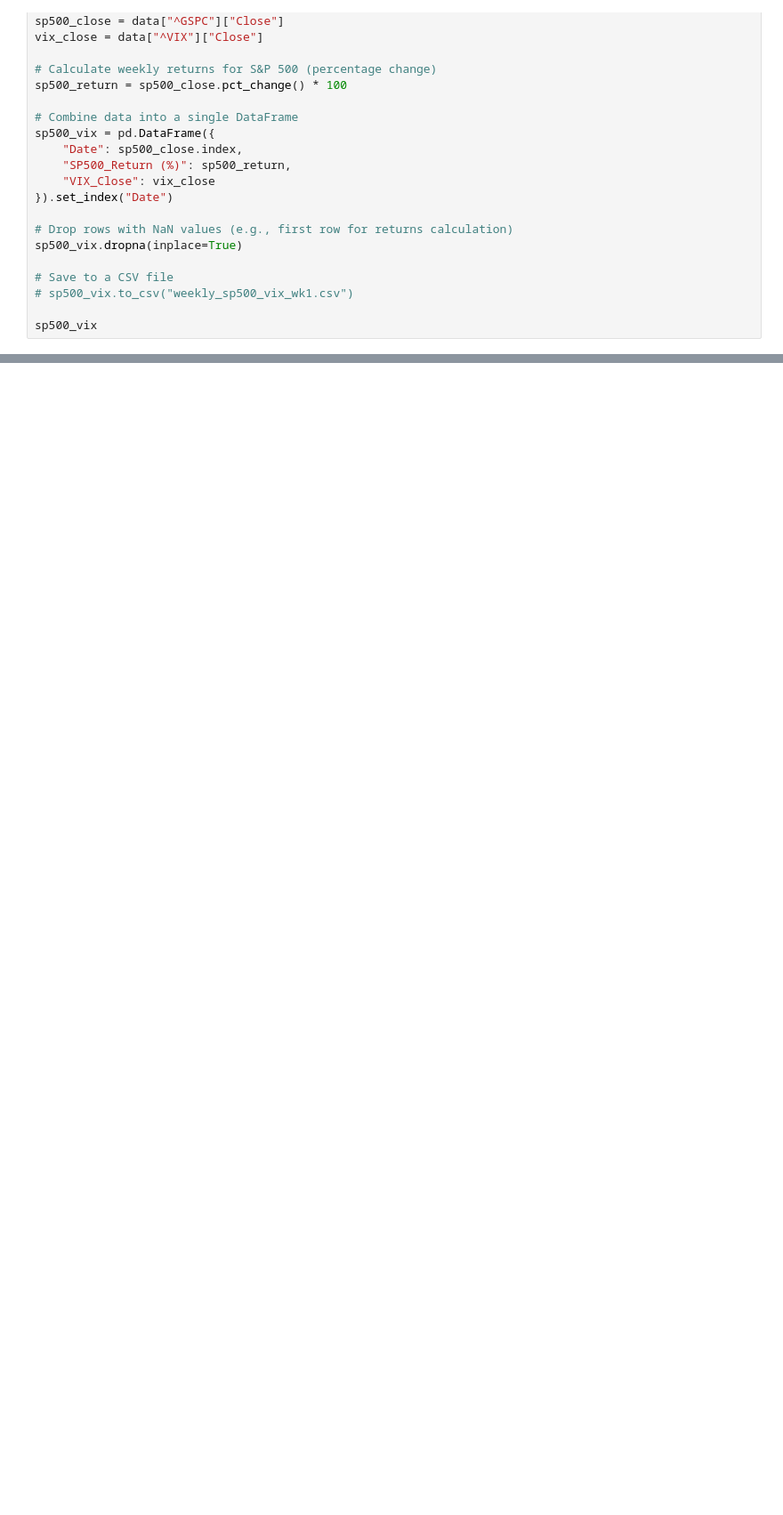
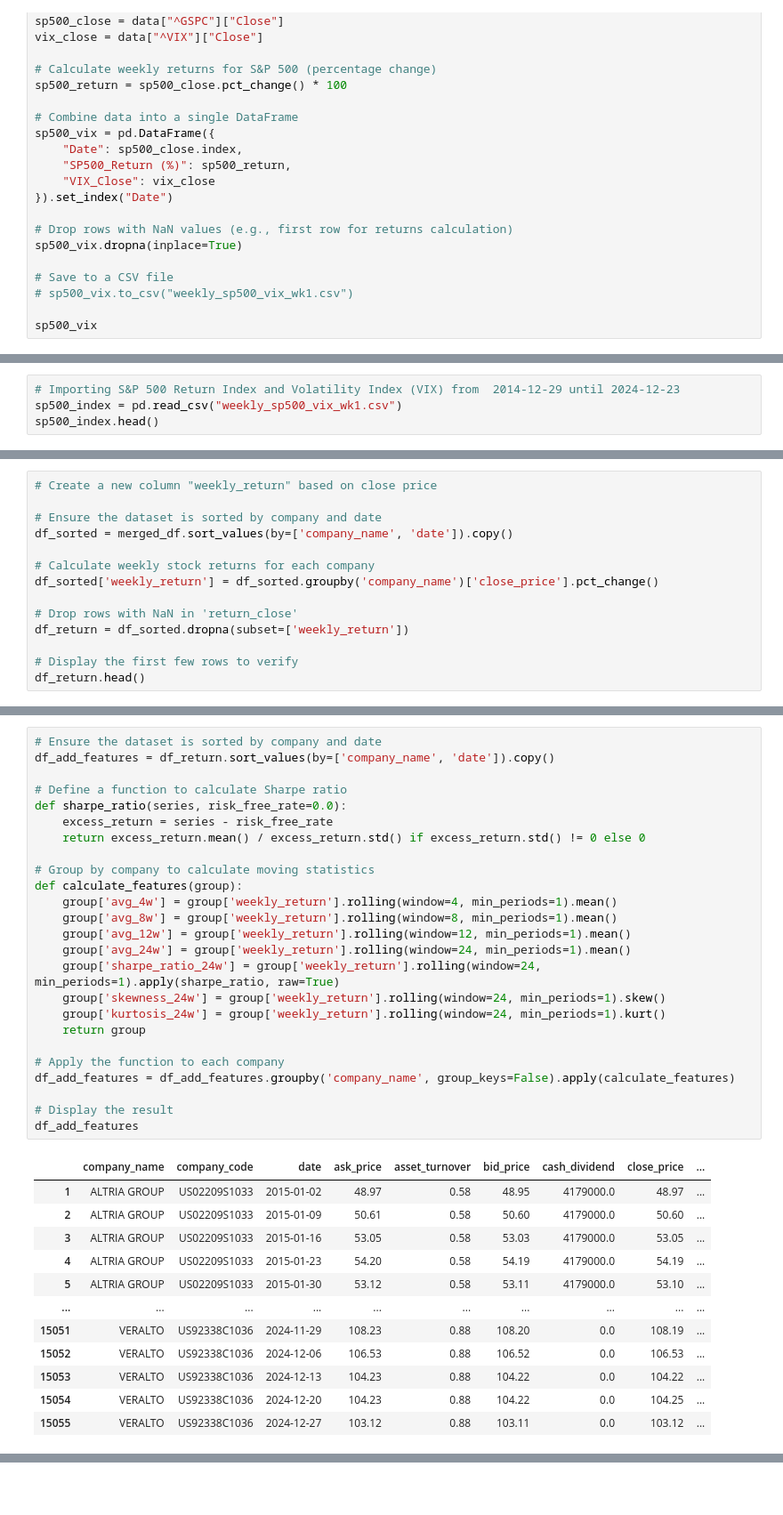
Before and after one commit to kaki1995/Project_Applying-AI-and-Large-Language-Models-in-Stock-Investment, a Jupyter notebook: Code_part 2.ipynb, the cells around one changed output, grey strips where cells are left out. Shown: that part at 89% size. Drawn from its saved outputs; the diff is of its cells as text; blank space fills up the shorter version.

```diff
--- a/Code_part 2.ipynb
+++ b/Code_part 2.ipynb
@@ -49,0 +494,4 @@ sp500_vix
+# %%
+# Importing S&P 500 Return Index and Volatility Index (VIX) from  2014-12-29 until 2024-12-23
+sp500_index = pd.read_csv("weekly_sp500_vix_wk1.csv")
+sp500_index.head()
@@ -49,0 +616,14 @@ sp500_vix
+# %%
+# Create a new column "weekly_return" based on close price
+
+# Ensure the dataset is sorted by company and date
+df_sorted = merged_df.sort_values(by=['company_name', 'date']).copy()
+
+# Calculate weekly stock returns for each company
+df_sorted['weekly_return'] = df_sorted.groupby('company_name')['close_price'].pct_change()
+
+# Drop rows with NaN in 'return_close'
+df_return = df_sorted.dropna(subset=['weekly_return'])
+
+# Display the first few rows to verify
+df_return.head()
@@ -49,0 +648,38 @@ sp500_vix
+# %%
+# Ensure the dataset is sorted by company and date
+df_add_features = df_return.sort_values(by=['company_name', 'date']).copy()
+
+# Define a function to calculate Sharpe ratio
+def sharpe_ratio(series, risk_free_rate=0.0):
+    excess_return = series - risk_free_rate
+    return excess_return.mean() / excess_return.std() if excess_return.std() != 0 else 0
+
+# Group by company to calculate moving statistics
+def calculate_features(group):
+    group['avg_4w'] = group['weekly_return'].rolling(window=4, min_periods=1).mean()
+    group['avg_8w'] = group['weekly_return'].rolling(window=8, min_periods=1).mean()
+    group['avg_12w'] = group['weekly_return'].rolling(window=12, min_periods=1).mean()
+    group['avg_24w'] = group['weekly_return'].rolling(window=24, min_periods=1).mean()
+    group['sharpe_ratio_24w'] = group['weekly_return'].rolling(window=24, min_periods=1).apply(sharpe_ratio, raw=True)
+    group['skewness_24w'] = group['weekly_return'].rolling(window=24, min_periods=1).skew()
+    group['kurtosis_24w'] = group['weekly_return'].rolling(window=24, min_periods=1).kurt()
+    return group
+
+# Apply the function to each company
+df_add_features = df_add_features.groupby('company_name', group_keys=False).apply(calculate_features)
+
+# Display the result
+df_add_features
+# %% [output]
+|  | company_name | company_code | date | ask_price | asset_turnover | bid_price | cash_dividend | close_price | ... |
+| 1 | ALTRIA GROUP | US02209S1033 | 2015-01-02 | 48.97 | 0.58 | 48.95 | 4179000.0 | 48.97 | ... |
+| 2 | ALTRIA GROUP | US02209S1033 | 2015-01-09 | 50.61 | 0.58 | 50.60 | 4179000.0 | 50.60 | ... |
+| 3 | ALTRIA GROUP | US02209S1033 | 2015-01-16 | 53.05 | 0.58 | 53.03 | 4179000.0 | 53.05 | ... |
+| 4 | ALTRIA GROUP | US02209S1033 | 2015-01-23 | 54.20 | 0.58 | 54.19 | 4179000.0 | 54.19 | ... |
+| 5 | ALTRIA GROUP | US02209S1033 | 2015-01-30 | 53.12 | 0.58 | 53.11 | 4179000.0 | 53.10 | ... |
+| ... | ... | ... | ... | ... | ... | ... | ... | ... | ... |
+| 15051 | VERALTO | US92338C1036 | 2024-11-29 | 108.23 | 0.88 | 108.20 | 0.0 | 108.19 | ... |
+| 15052 | VERALTO | US92338C1036 | 2024-12-06 | 106.53 | 0.88 | 106.52 | 0.0 | 106.53 | ... |
+| 15053 | VERALTO | US92338C1036 | 2024-12-13 | 104.23 | 0.88 | 104.22 | 0.0 | 104.22 | ... |
+| 15054 | VERALTO | US92338C1036 | 2024-12-20 | 104.23 | 0.88 | 104.22 | 0.0 | 104.25 | ... |
+| 15055 | VERALTO | US92338C1036 | 2024-12-27 | 103.12 | 0.88 | 103.11 | 0.0 | 103.12 | ... |
```
Also changed, not shown: parts of 31 cells of this notebook, 1 other file.
